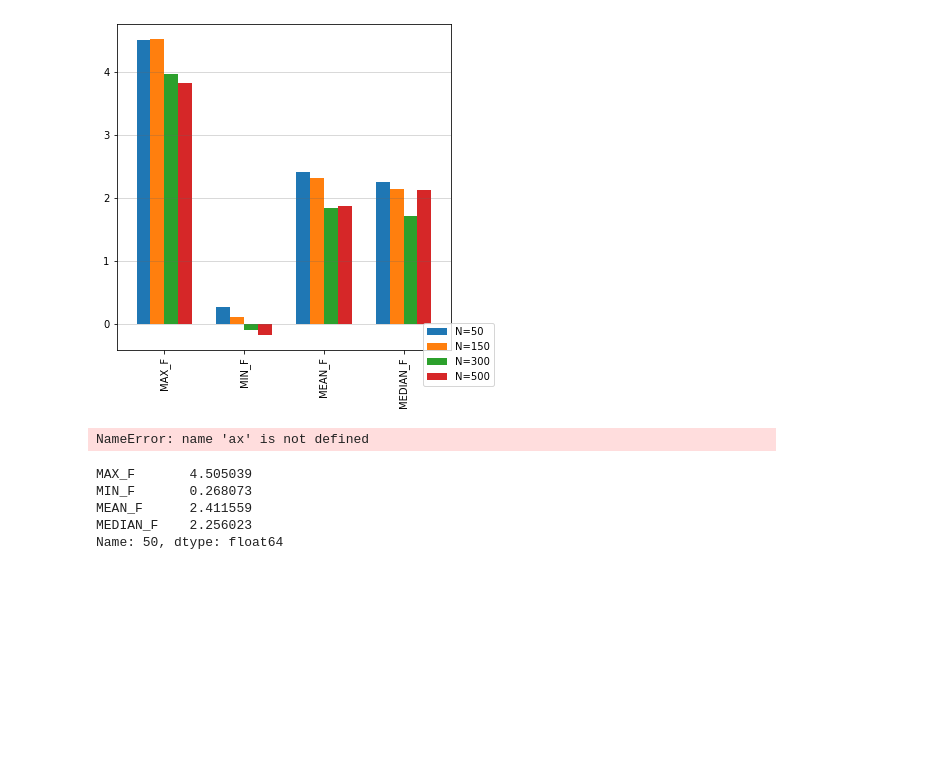
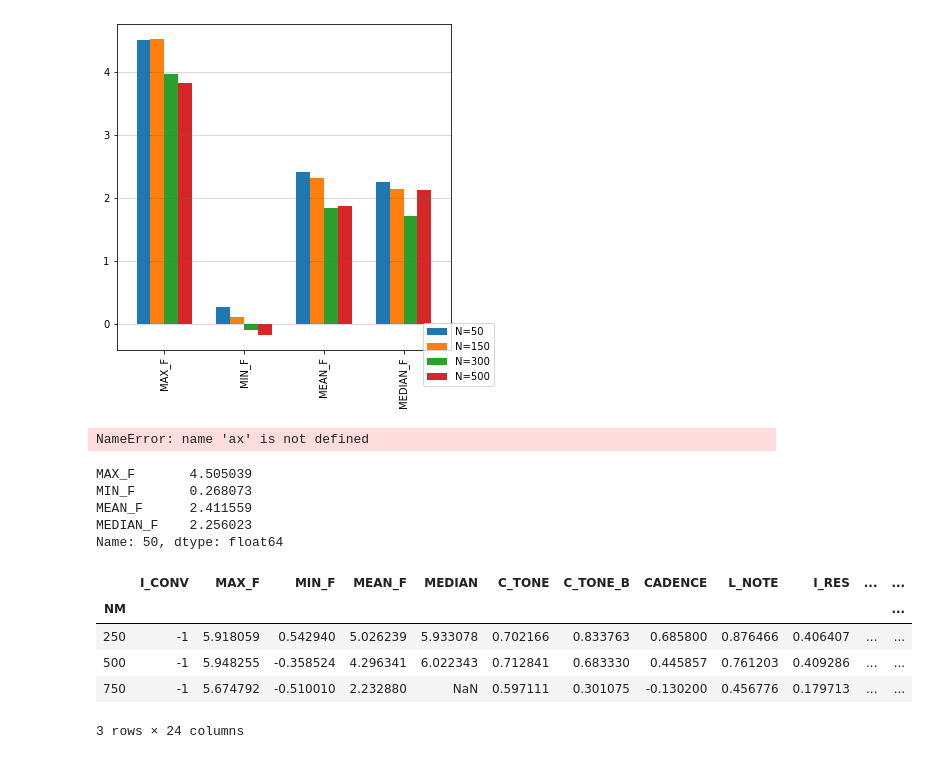
Before and after one commit to Jerryhu1/MasterThesis, a Jupyter notebook: EvoMusicCompanion/Untitled1.ipynb, the cells around one changed output. Cells and saved outputs as stored; diff of their text form; code cells hidden in the pictures; blank space fills up the shorter version.

```diff
--- a/EvoMusicCompanion/Untitled1.ipynb
+++ b/EvoMusicCompanion/Untitled1.ipynb
@@ -224,0 +233,10 @@ Name: 50, dtype: float64
+# %%
+
+hybrid.groupby('NM').mean()
+# %% [output]
+|  | I_CONV | MAX_F | MIN_F | MEAN_F | MEDIAN | C_TONE | C_TONE_B | CADENCE | L_NOTE | I_RES | ... | ... |
+| NM |  |  |  |  |  |  |  |  |  |  |  | ... |
+| 250 | -1 | 5.918059 | 0.542940 | 5.026239 | 5.933078 | 0.702166 | 0.833763 | 0.685800 | 0.876466 | 0.406407 | ... | ... |
+| 500 | -1 | 5.948255 | -0.358524 | 4.296341 | 6.022343 | 0.712841 | 0.683330 | 0.445857 | 0.761203 | 0.409286 | ... | ... |
+| 750 | -1 | 5.674792 | -0.510010 | 2.232880 | NaN | 0.597111 | 0.301075 | -0.130200 | 0.456776 | 0.179713 | ... | ... |
+3 rows × 24 columns
```
Also changed, not shown: parts of 5 cells of this notebook, 35 other files.
